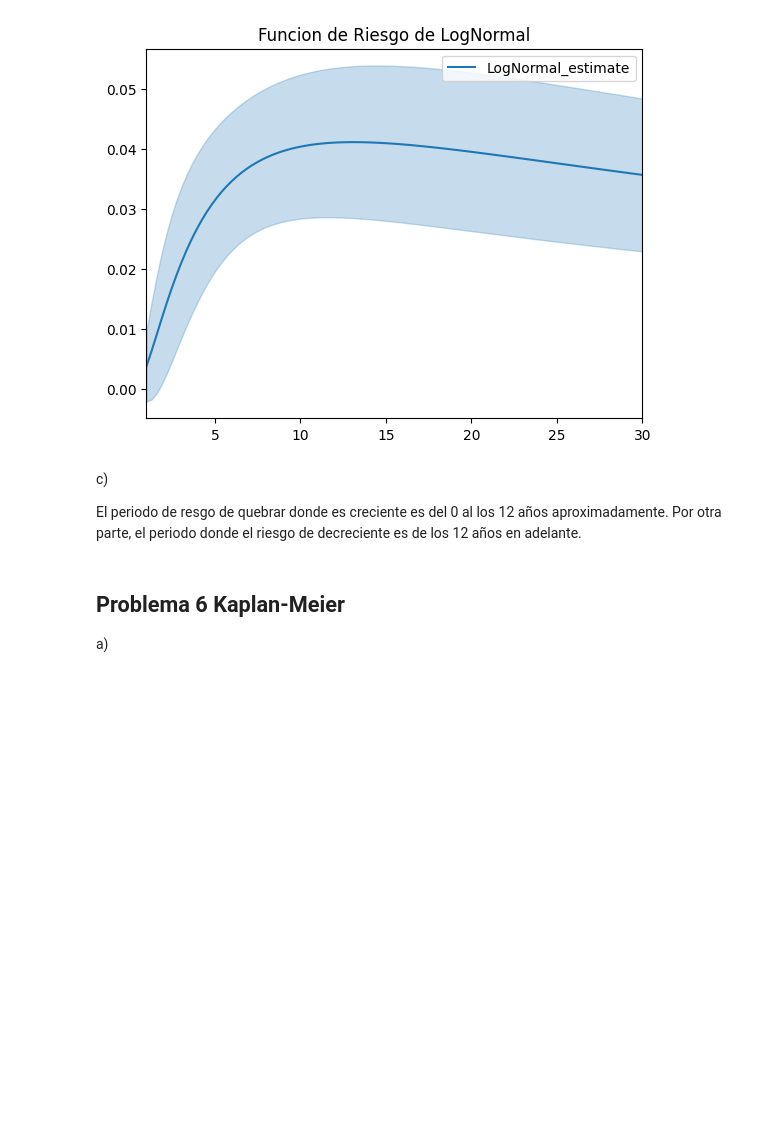
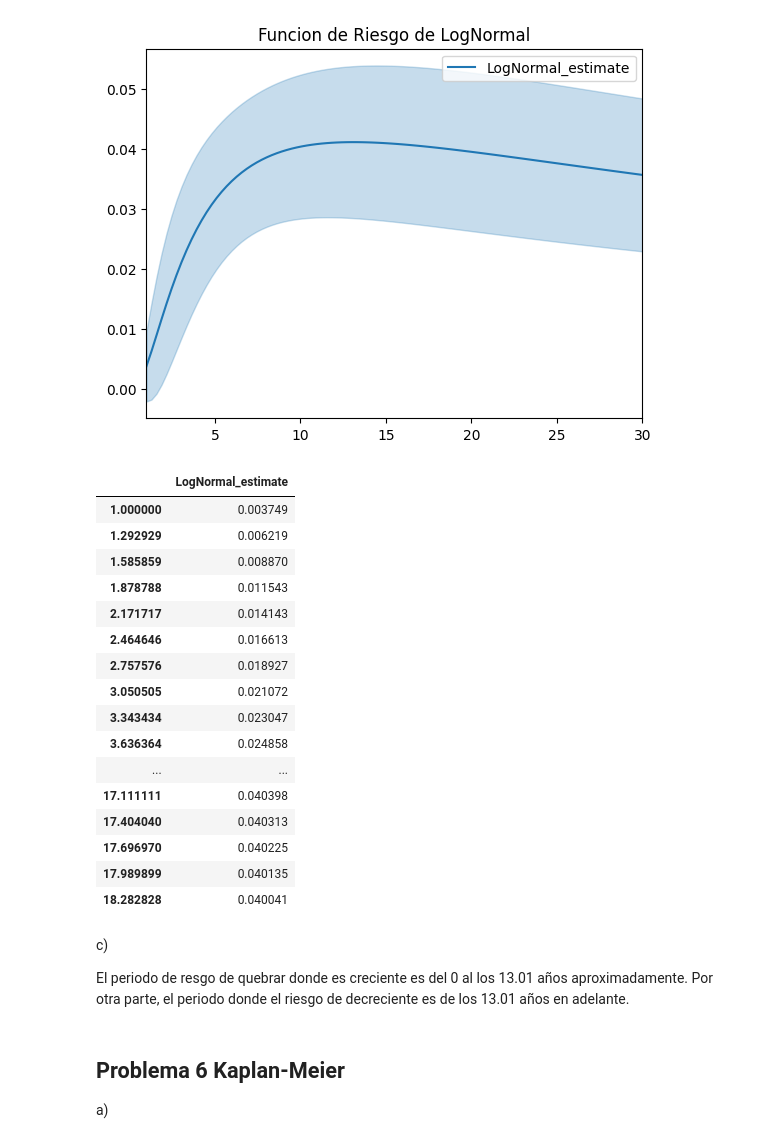
Before and after one commit to Bry-Estrada/EstadisticaAplicada_1844554, a Jupyter notebook: Actividad5_BAER_1844554_EAG42_sep2023.ipynb, the cells around one changed output. Drawn from its saved outputs; the diff is of its cells as text; code cells hidden in the pictures; blank space fills up the shorter version.

```diff
--- a/Actividad5_BAER_1844554_EAG42_sep2023.ipynb
+++ b/Actividad5_BAER_1844554_EAG42_sep2023.ipynb
@@ -136,10 +136,31 @@ plt.title('Funcion de Riesgo de LogNormal')
 plt.xlim(1,30);
 # %% [output]
 [figure]
+# %%
+datos= qlogn.hazard_
+datos.head(60)
+# %% [output]
+|  | LogNormal_estimate |
+| 1.000000 | 0.003749 |
+| 1.292929 | 0.006219 |
+| 1.585859 | 0.008870 |
+| 1.878788 | 0.011543 |
+| 2.171717 | 0.014143 |
+| 2.464646 | 0.016613 |
+| 2.757576 | 0.018927 |
+| 3.050505 | 0.021072 |
+| 3.343434 | 0.023047 |
+| 3.636364 | 0.024858 |
+| ... | ... |
+| 17.111111 | 0.040398 |
+| 17.404040 | 0.040313 |
+| 17.696970 | 0.040225 |
+| 17.989899 | 0.040135 |
+| 18.282828 | 0.040041 |
 # %% [markdown]
 c)
 
-El periodo de resgo de quebrar donde es creciente es del 0 al los 12 años aproximadamente. Por otra parte, el periodo donde el riesgo de decreciente es de los 12 años en adelante.
+El periodo de resgo de quebrar donde es creciente es del 0 al los 13.01 años aproximadamente. Por otra parte, el periodo donde el riesgo de decreciente es de los 13.01 años en adelante.
 # %% [markdown]
 ## Problema 6 Kaplan-Meier
 
```
Also changed, not shown: parts of 3 cells of this notebook.
